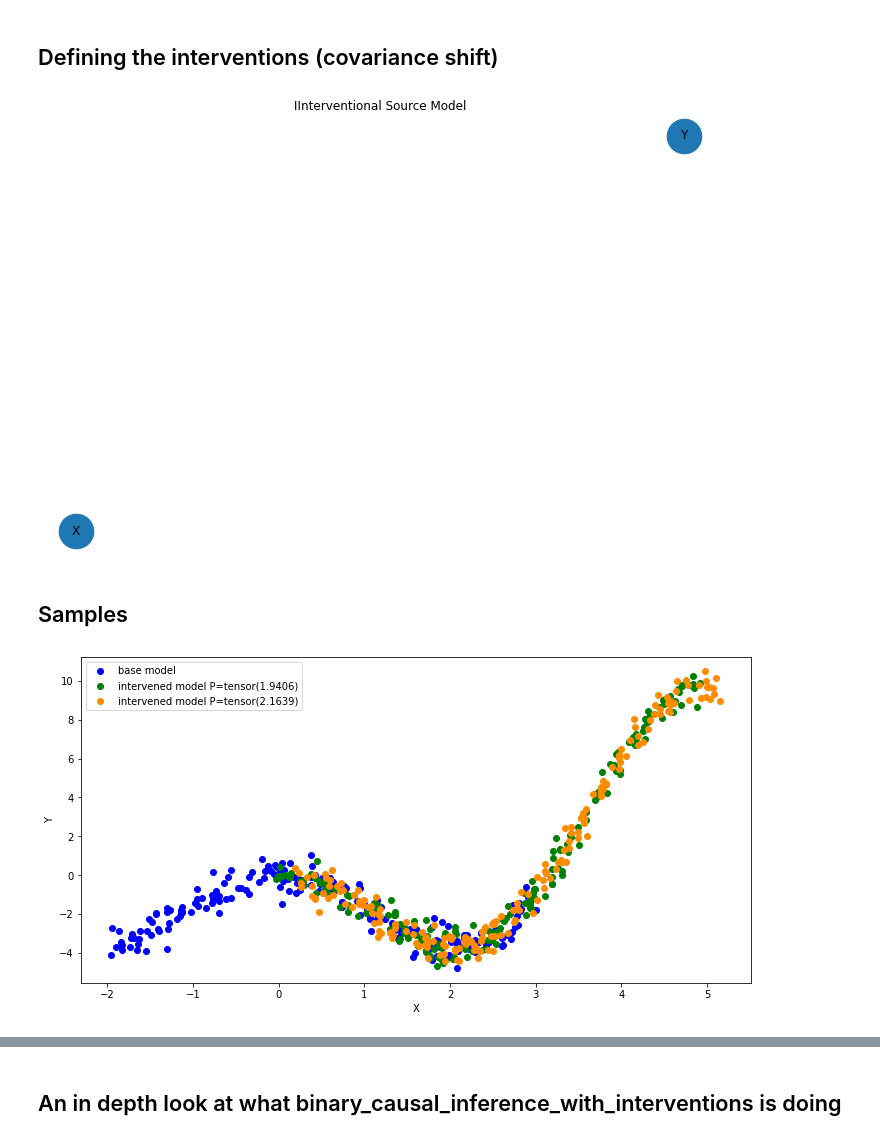
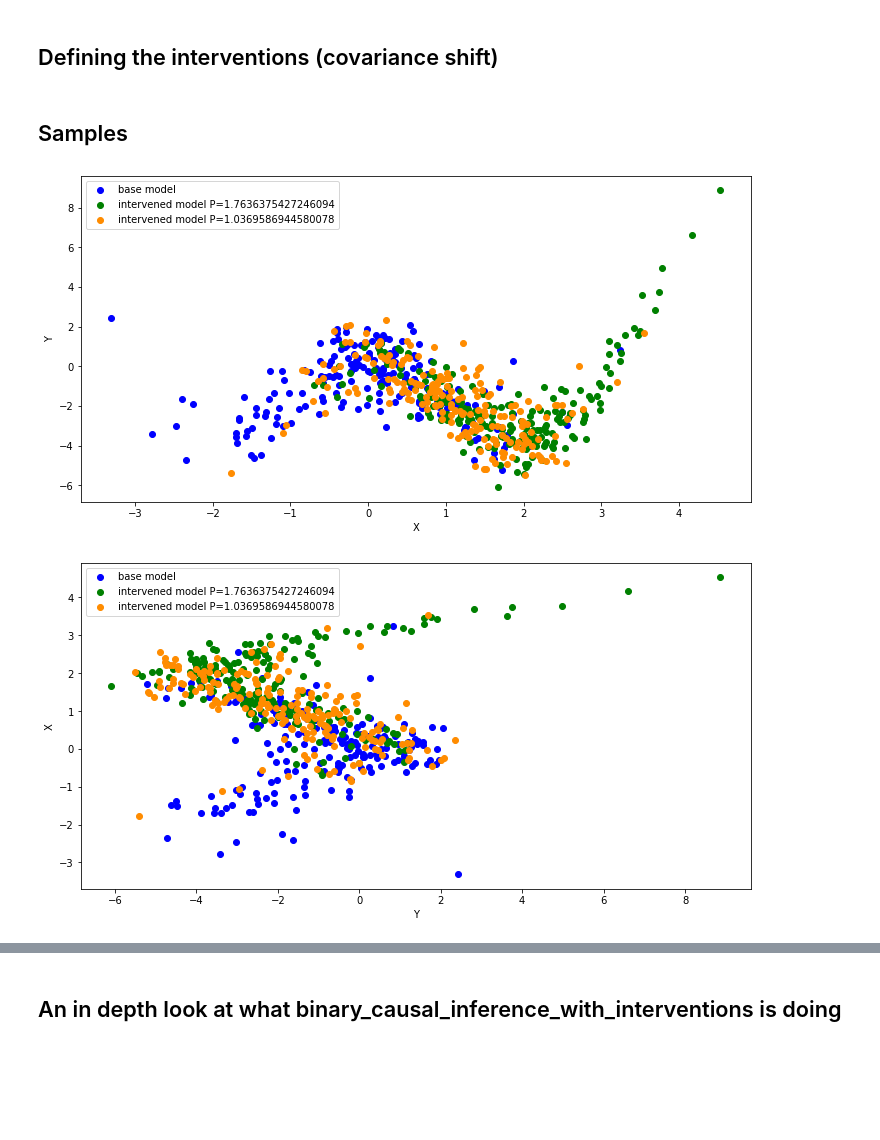
Before and after one commit to goncalorafaria/PyCausal, a Jupyter notebook: examples/causal_inference.ipynb, the cells around one changed output, grey strips where cells are left out. Saved outputs shown, nothing was run; the diff lists cells and outputs as text; code cells hidden in the pictures; blank space fills up the shorter version.

```diff
--- a/examples/causal_inference.ipynb
+++ b/examples/causal_inference.ipynb
@@ -33,23 +32,19 @@ base.draw()
 ## Defining the interventions (covariance shift)
 # %%
 interv = SCM("Interventional Source Model")
-iX = HiddenVariable("iX", stats.uniform(-2,5))
+iX = HiddenVariable("iX", stats.norm(0,1))
 P = placeholder("P")
 
 X = P + iX << "X"
 
 y2 = sin(X) * X*(-2)
 
-Ny = HiddenVariable("Ny",stats.norm(0,0.5))
+Ny = HiddenVariable("Ny",stats.norm(0,1))
 
 Y = y2 + Ny << "Y"
 
-Perturbation = HiddenVariable("Perturbation", stats.uniform(1,2))
+Perturbation = HiddenVariable("Perturbation", stats.uniform(1,3))
 transfer = interv.intervene({P: Perturbation})
-
-transfer.draw()
-# %% [output]
-[figure, removed]
 # %% [markdown]
 ## Samples
 # %%
@@ -62,24 +57,42 @@ finetune=80
 # %%
 samples = {}
 samples[base] =  base.sample(200)
 samples[transfer] =  [transfer.sample(200),transfer.sample(200)]
 
 plt.figure(figsize=(12,6))
 plt.scatter( samples[base][base.nodes["X"]], samples[base][base.nodes["Y"]], label="base model", c="blue")
 
-p = samples[transfer][0][P][0,0]
+p = samples[transfer][0][P][0,0].item()
 plt.scatter( samples[transfer][0][X], samples[transfer][0][Y],
             label="intervened model P="+ str(p),c="green")
 
-p = samples[transfer][1][P][0,0]
+p = samples[transfer][1][P][0,0].item()
 plt.scatter( samples[transfer][1][X], samples[transfer][1][Y],
             label="intervened model P="+ str(p),c="darkorange")
 
 plt.xlabel("X")
 plt.ylabel("Y")
 plt.legend()
 plt.show()
+
+
+plt.figure(figsize=(12,6))
+plt.scatter( samples[base][base.nodes["Y"]], samples[base][base.nodes["X"]], label="base model", c="blue")
+
+p = samples[transfer][0][P][0,0].item()
+plt.scatter( samples[transfer][0][Y], samples[transfer][0][X],
+            label="intervened model P="+ str(p),c="green")
+
+p = samples[transfer][1][P][0,0].item()
+plt.scatter( samples[transfer][1][Y], samples[transfer][1][X],
+            label="intervened model P="+ str(p),c="darkorange")
+
+plt.xlabel("Y")
+plt.ylabel("X")
+plt.legend()
+plt.show()
 # %% [output]
-[figure, old version]
+[figure, new version]
+[figure, added]
 # %%
 binary_causal_inference_with_interventions(
```
Also changed, not shown: parts of 17 cells of this notebook, 2 other files.
